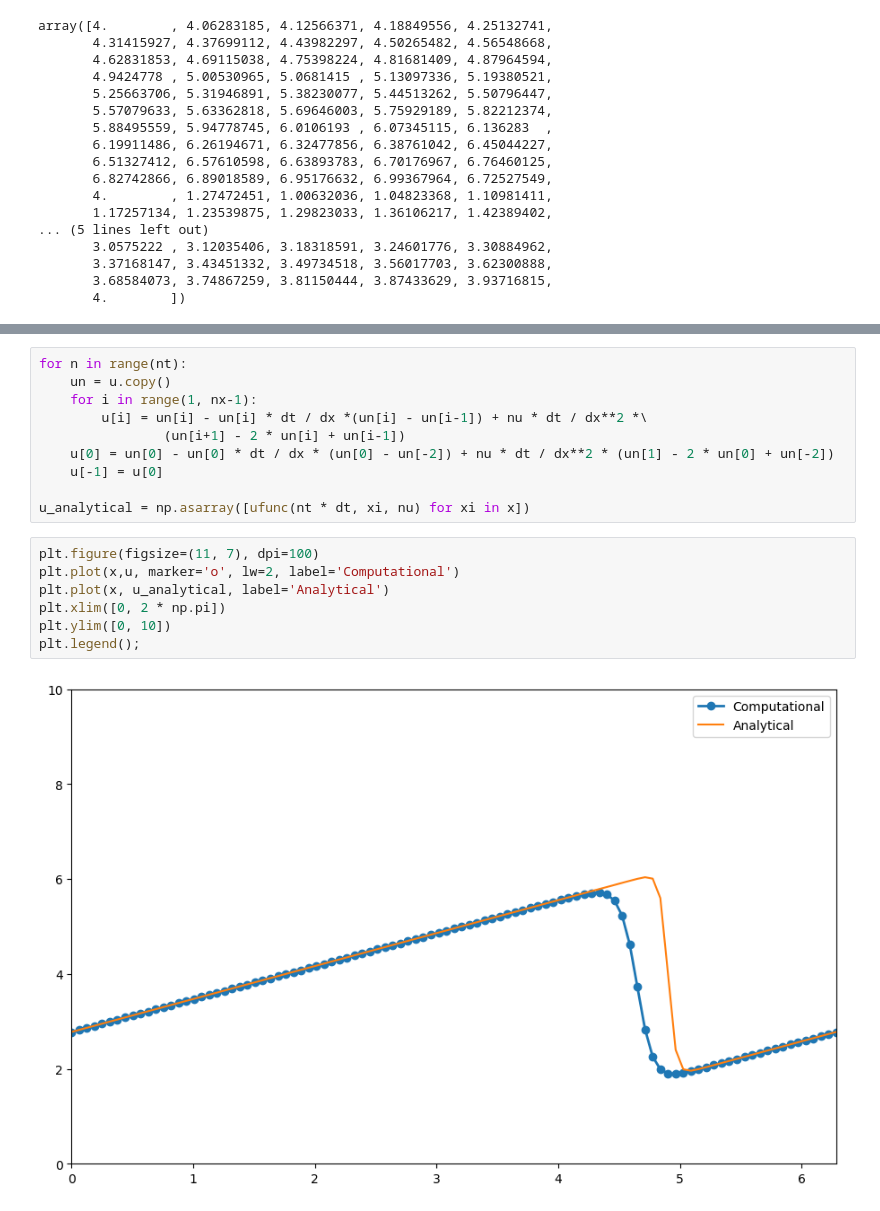
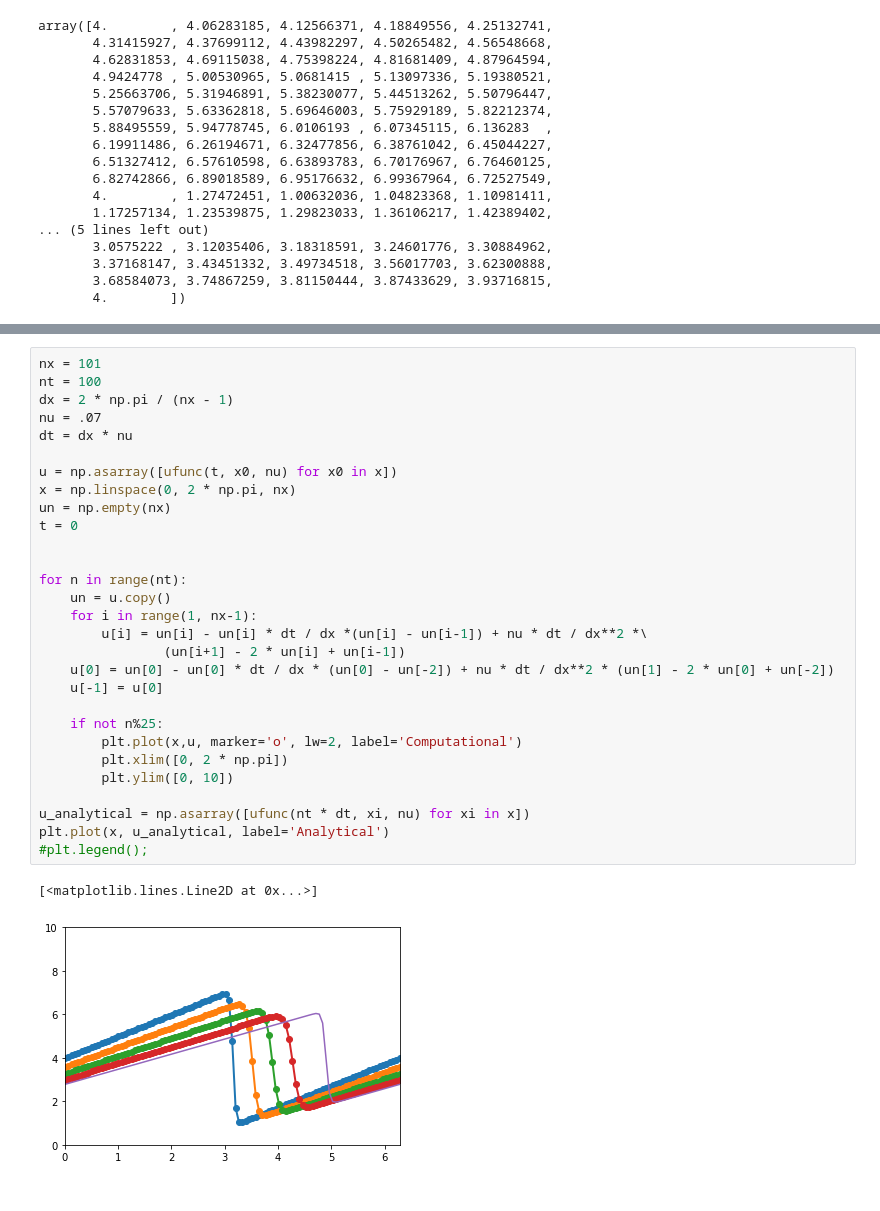
Before and after one commit to bubnicbf/cfd-python, a Jupyter notebook: Step4.ipynb, the cells around one changed output, grey strips where cells are left out. Saved outputs shown, nothing was run; the diff lists cells and outputs as text.

```diff
--- a/Step4.ipynb
+++ b/Step4.ipynb
@@ -74,21 +98,34 @@ plt.ylim([0, 10]);
 # %% [output]
 [figure]
 # %%
+nx = 101
+nt = 100
+dx = 2 * np.pi / (nx - 1)
+nu = .07
+dt = dx * nu
+
+u = np.asarray([ufunc(t, x0, nu) for x0 in x])
+x = np.linspace(0, 2 * np.pi, nx)
+un = np.empty(nx)
+t = 0
+
+
 for n in range(nt):
     un = u.copy()
     for i in range(1, nx-1):
         u[i] = un[i] - un[i] * dt / dx *(un[i] - un[i-1]) + nu * dt / dx**2 *\
                 (un[i+1] - 2 * un[i] + un[i-1])
     u[0] = un[0] - un[0] * dt / dx * (un[0] - un[-2]) + nu * dt / dx**2 * (un[1] - 2 * un[0] + un[-2])
     u[-1] = u[0]
 
+    if not n%25:
+        plt.plot(x,u, marker='o', lw=2, label='Computational')
+        plt.xlim([0, 2 * np.pi])
+        plt.ylim([0, 10])
+
 u_analytical = np.asarray([ufunc(nt * dt, xi, nu) for xi in x])
+plt.plot(x, u_analytical, label='Analytical')
+#plt.legend();
+# %% [output]
+[<matplotlib.lines.Line2D at 0x...>]
+[figure, added]
-# %%
-plt.figure(figsize=(11, 7), dpi=100)
-plt.plot(x,u, marker='o', lw=2, label='Computational')
-plt.plot(x, u_analytical, label='Analytical')
-plt.xlim([0, 2 * np.pi])
-plt.ylim([0, 10])
-plt.legend();
-# %% [output]
-[figure, removed]
```
Also changed, not shown: parts of 7 cells of this notebook.
